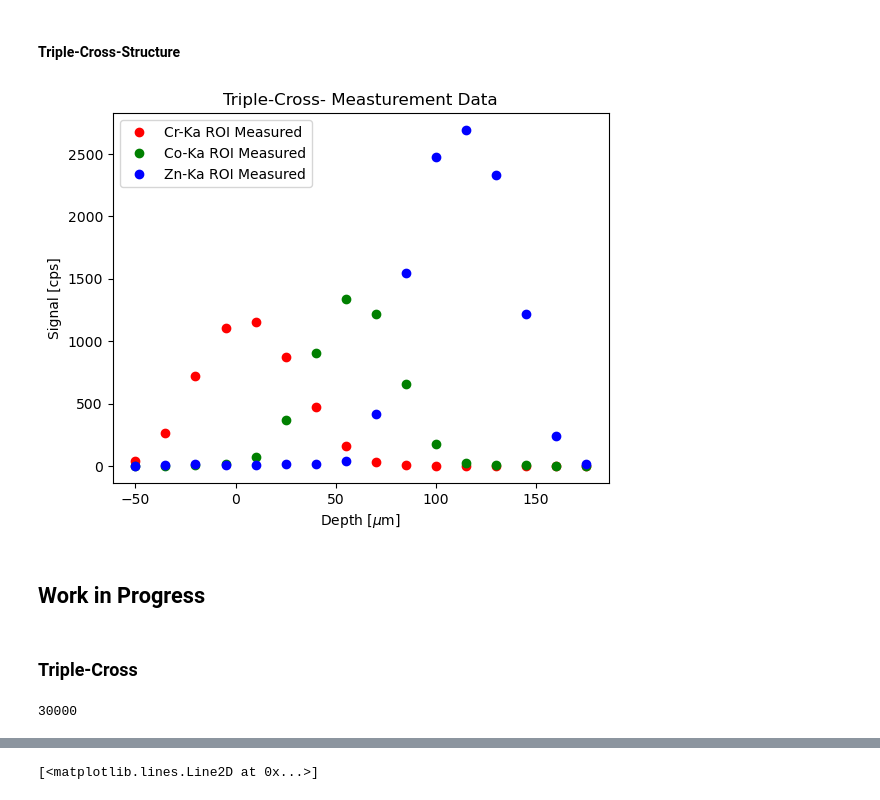
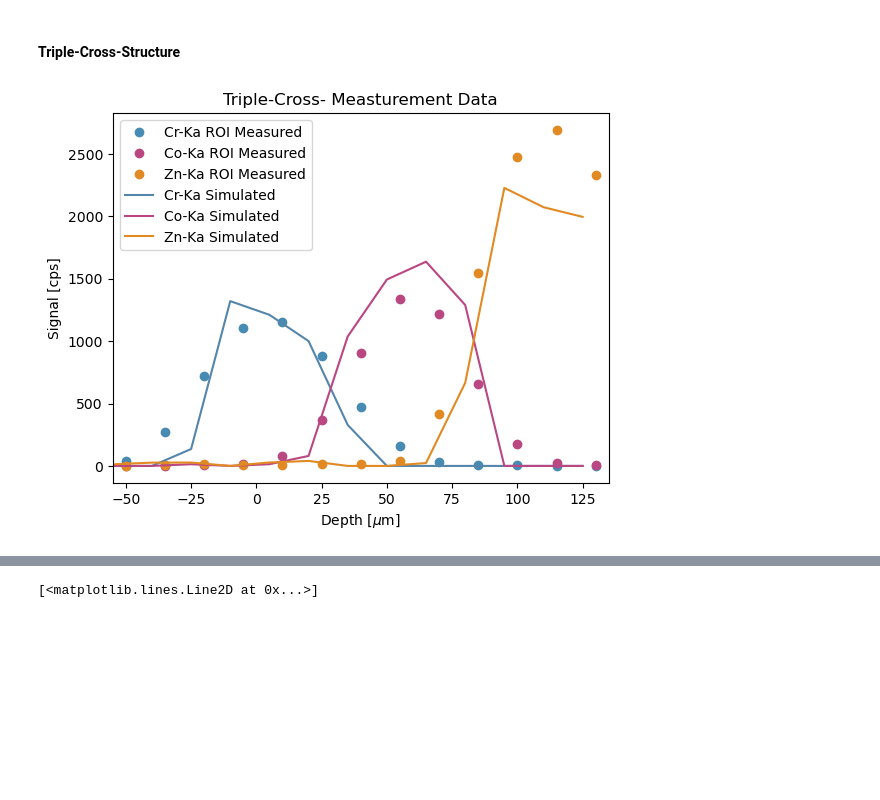
Before and after one commit to michaelIro/voxTrace, a Jupyter notebook: Jupyter-UI.ipynb, the cells around one changed output, grey strips where cells are left out. Drawn from its saved outputs; the diff is of its cells as text; code cells hidden in the pictures; blank space fills up the shorter version.

```diff
--- a/Jupyter-UI.ipynb
+++ b/Jupyter-UI.ipynb
@@ -22,8 +24,8 @@ current_path = os.getcwd()
 ### Create Sample
 # %%
 # Define sample size and voxel size
-sample_size = np.array([600., 600., 200.]) # in units of micrometers
-voxel_size = np.array([5.0, 5.0, 5.0]) # in units of micrometers
+sample_size = np.array([300., 300., 150.]) # in units of micrometers
+voxel_size = np.array([1.0, 1.0, 1.0]) # in units of micrometers
 
 # Calculate number of voxels in each dimension
 num_voxels = np.ceil(sample_size / voxel_size).astype(int)
@@ -41,0 +44,3 @@ path_start = current_path + "/test-data/simulation/nist-1107"
+# %%
+for material in materials:
+    print(material)
@@ -115,8 +142,8 @@ plt.show()
 [figure]
 # %%
 # list all files in directory
-directory = current_path + "/test-data/simulation/nist-1107/post-sample/"
-directory_2 = current_path + "/test-data/simulation/nist-1107/detector"
+directory = current_path + "/test-data/simulation/nist-1107-new-cap-offset-2mu/post-sample/"
+directory_2 = current_path + "/test-data/simulation/nist-1107-new-cap-offset-2mu/detector"
 
 files = os.listdir(directory)
 files_2 = os.listdir(directory_2)
@@ -199,10 +220,0 @@ my_sim_spec_20 = energies_2[7]
-# %%
-# Plot the data
-file_name= current_path + "/test-data/measurement/nist-1107/000034.spe"
-numbers = []
-
-with open(file_name, 'r') as file:
-    for line in file:
-        numbers.append(int(line.strip()))
-
-print(numbers)
@@ -317,29 +357,27 @@ file_loc_4 = current_path + '/test-data/measurement/triple-cross/Cr-Co-Zn-Kreuze
 df_4 = pd.read_csv(file_loc_4, sep='\t', skiprows=8, header=None, names=["Motor-samplexraw","Motor-sampleyraw","Motor-samplex","Motor-sampley","Motor-samplez","Motor-cap1x","Motor-cap1y","Motor-cap1z","Motor-cap1yaw","Motor-cap1pitch","Motor-detectorx","Motor-detectory","Motor-detectorz","Motor-mic","px5.Gd-La-Gro[525,566]","px5.Gd-La-Net[525,566]","px5.Cu-Ka-Gro[673,763]","px5.Cu-Ka-Net[673,763]","px5.Cu-Kb-Gro[799,846]","px5.Cu-Kb-Net[799,846]","px5.Fe-Ka-Gro[560,613]","px5.Fe-Ka-Net[560,613]","px5.Fe-Kb-Gro[615,671]","px5.Fe-Kb-Net[615,671]","px5.Cr-Ka-Gro[459,521]","px5.Cr-Ka-Net[459,521]","px5.Cr-Kb-Gro[519,560]","px5.Cr-Kb-Net[519,560]","px5.Zn-Ka-Gro[763,799]","px5.Zn-Ka-Net[763,799]","px5.Zn-Kb-Gro[840,908]","px5.Zn-Kb-Net[840,908]","px5.Sn-L-Gro[292,402]","px5.Sn-L-Net[292,402]","px5.Co-Ka-Gro[600,656]","px5.Co-Ka-Net[600,656]","px5.Realtime","px5.Livetime","px5.Deadtime","px5.icr","px5.ocr","tube.Voltage","tube.Current","px5.Filename"])
 # %%
 # create list with int entries from 0 to n_files-1
-#myrange1 = [i*15-45-10 for i in range(n_files)]
+myrange1 = [i*15-45-10 for i in range(n_files)]
 
 # find position of maximum signal df_3["px5.Cu-Ka-Gro[708,755]"]
 max_pos = df_4["px5.Cr-Ka-Gro[459,521]"].idxmax()
 max_corr= df_4["Motor-samplex"][max_pos]-10
 
 # Plot the data
 plt.ylabel("Signal [cps]")
 plt.xlabel("Depth [$\mu$m]")
-plt.plot(df_4["Motor-samplex"]-max_corr,df_4["px5.Cr-Ka-Gro[459,521]"]/df_4["px5.Livetime"],'ro',label='Cr-Ka ROI Measured')
-plt.plot(df_4["Motor-samplex"]-max_corr,df_4["px5.Co-Ka-Gro[600,656]"]/df_4["px5.Livetime"],'go',label='Co-Ka ROI Measured')
-plt.plot(df_4["Motor-samplex"]-max_corr,df_4["px5.Zn-Ka-Gro[763,799]"]/df_4["px5.Livetime"],'bo',label='Zn-Ka ROI Measured')
-#plt.plot(myrange1, cr_faltung,'r',label='Cr-Ka Simulated')
-#plt.plot(myrange1, co_faltung,'g',label='Co-Ka Simulated')
-#plt.plot(myrange1, zn_faltung,'b',label='Zn-Ka Simulated')
+plt.plot(df_4["Motor-samplex"]-max_corr,df_4["px5.Cr-Ka-Gro[459,521]"]/df_4["px5.Livetime"],'#478BB3', marker='o',linestyle='',label='Cr-Ka ROI Measured')
+plt.plot(df_4["Motor-samplex"]-max_corr,df_4["px5.Co-Ka-Gro[600,656]"]/df_4["px5.Livetime"],color='#BA4682', marker='o',linestyle='',label='Co-Ka ROI Measured')
+plt.plot(df_4["Motor-samplex"]-max_corr,df_4["px5.Zn-Ka-Gro[763,799]"]/df_4["px5.Livetime"],color='#E18922', marker='o',linestyle='',label='Zn-Ka ROI Measured')
+plt.plot(myrange1, cr_faltung,color='#5485AB',label='Cr-Ka Simulated')
+plt.plot(myrange1, co_faltung,color='#BA4682',label='Co-Ka Simulated')
+plt.plot(myrange1, zn_faltung,color='#E18922',label='Zn-Ka Simulated')
+#xrange
+plt.xlim(-55, 135)
 plt.legend()
 plt.title('Triple-Cross- Measturement Data')
 plt.show()
 # %% [output]
-[figure, old version]
+[figure, new version]
-# %% [markdown]
-## Work in Progress
-# %% [markdown]
-### Triple-Cross
 # %%
 # list all files in directory
@@ -393,10 +418,6 @@ energies_probs = []
 for i in range(n_files):
     energies_respawns.append(np.array([energies[i], respawns[i]]).transpose())
     energies_probs.append(np.array([energies_2[i], probs_2[i]]).transpose())
-# %%
-len(energies[0])
-# %% [output]
-30000
 # %%
 # Define the number of bins and the range of energies
 my_bins = 2048
```
Also changed, not shown: parts of 18 cells of this notebook, 1 other file.
